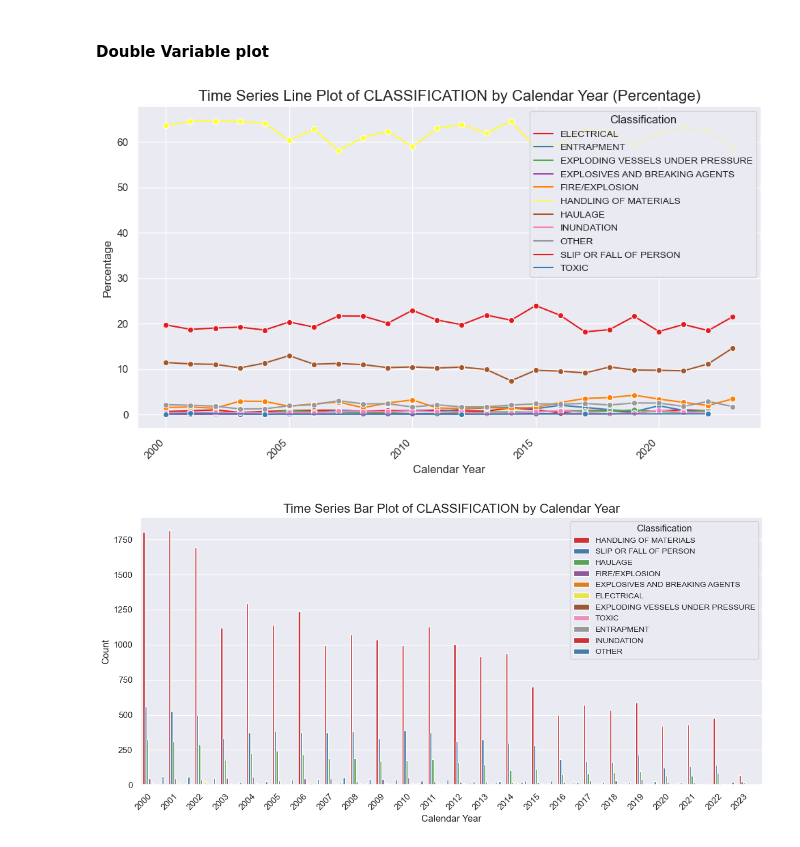
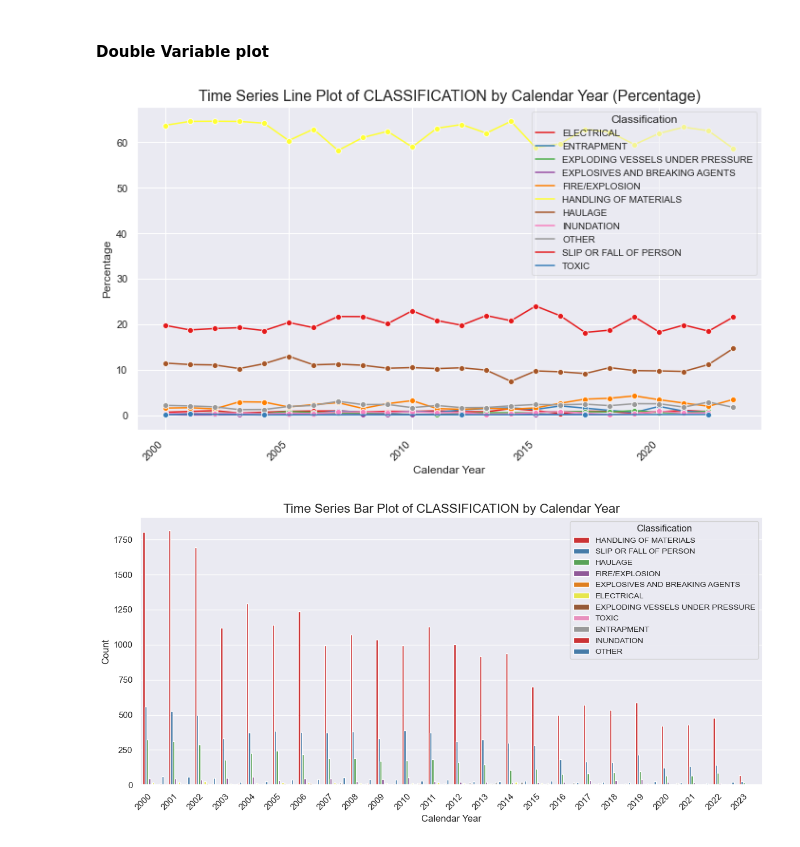
Before and after one commit to SrijanWMXJ/Trilytic, a Jupyter notebook: EDA.ipynb, the cells around one changed output. Drawn from its saved outputs; the diff is of its cells as text; code cells hidden in the pictures.

Commit message:
made a legend trans

```diff
--- a/EDA.ipynb
+++ b/EDA.ipynb
@@ -654,29 +654,29 @@ max         9999.000000     60.000000
 # %%
 # Create the time series line plot of classification by calendar year
 
 # Calculate the count and percentage for each category of "CLASSIFICATION" for each "CAL_YR"
 df_percentage = df.groupby(['CAL_YR', 'CLASSIFICATION']).size().reset_index(name='COUNT')
 df_percentage['PERCENTAGE'] = (df_percentage['COUNT'] / df_percentage.groupby('CAL_YR')['COUNT'].transform('sum')) * 100
 
 # Set the Seaborn theme
 sns.set_theme(style='darkgrid')
 
 # Create a line plot using lineplot
 plt.figure(figsize=(10, 6))
 sns.lineplot(data=df_percentage, x='CAL_YR', y='PERCENTAGE', hue='CLASSIFICATION', palette='Set1', marker='o')
 
 plt.xlabel('Calendar Year', fontsize=12)
 plt.ylabel('Percentage', fontsize=12)
 plt.title('Time Series Line Plot of CLASSIFICATION by Calendar Year (Percentage)', fontsize=16)
 
-plt.legend(title='Classification', fontsize=10, title_fontsize=12)
+plt.legend(title='Classification', fontsize=10, title_fontsize=12, framealpha=0.5, fancybox= True)
 
 plt.xticks(rotation=45, ha='right')
 
 plt.tight_layout()
 plt.show()
 # %% [output]
-[figure, old version]
+[figure, new version]
 # %%
 # Creating the barplot for the same plot of line  plot
 
```
